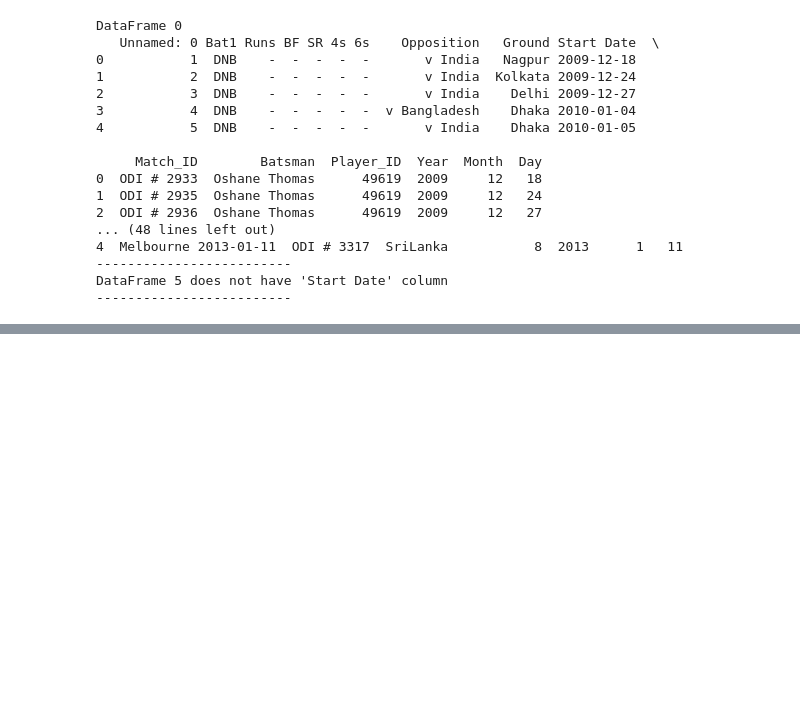
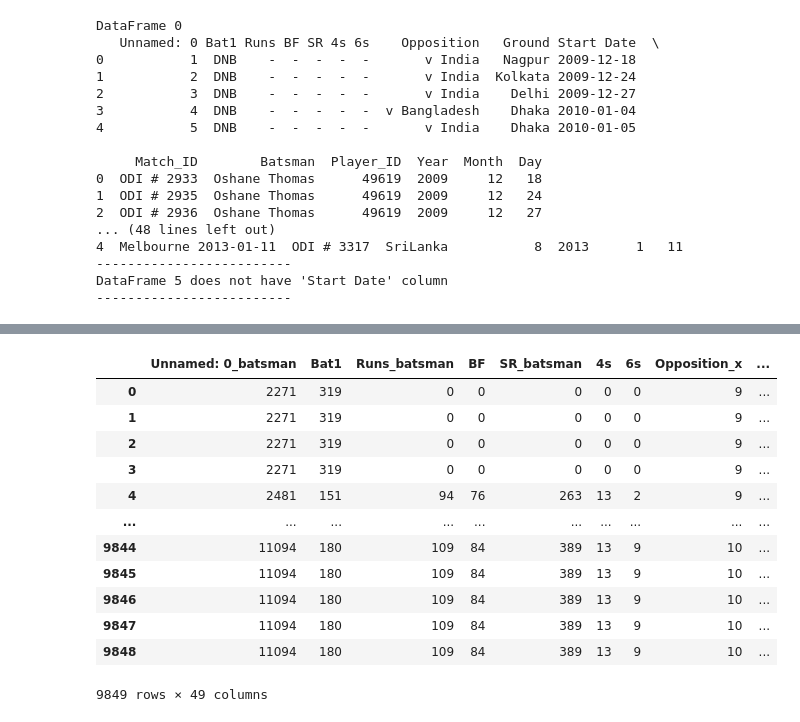
Before and after one commit to JaveriaIrfan686/Cricket-Player-Performance-Prediction-using-machine-learning, a Jupyter notebook: Cricket Player Performance Predict.ipynb, the cells around one changed output, grey strips where cells are left out. Saved outputs shown, nothing was run; the diff lists cells and outputs as text; code cells hidden in the pictures; blank space fills up the shorter version.

```diff
--- a/Cricket Player Performance Predict.ipynb
+++ b/Cricket Player Performance Predict.ipynb
@@ -585,0 +686,11 @@ bowlerData_df.head()
+# %%
+#merging batmanData_df and bowlerData_df
+
+# Define the common columns for merging
+common_columns = ['Opposition', 'Ground', 'Match_ID', 'Year', 'Month', 'Day']
+
+# Merge the two DataFrames using the common columns as keys
+batman_bowler_merged_df = pd.merge(batsman_df, bowlerData_df, on=common_columns, suffixes=('_batsman', '_bowler'))
+
+# Display the merged DataFrame
+print(batman_bowler_merged_df)
@@ -585,0 +724,6 @@ bowlerData_df.head()
+# %%
+# merged batman_bowler_df with groundAverage_df
+
+# Merge the two DataFrames using the common column 'Ground'
+batman_bowler_groundAverg_merged_df = pd.merge(batman_bowler_merged_df, groundAverage_df, on='Ground')
+print(batman_bowler_groundAverg_merged_df)
@@ -585,0 +759,18 @@ bowlerData_df.head()
+# %%
+#Lets Join batsman_join_bowler_GrondAvg & OD_Total_result
+batsman_bowler_GrondAvg_ODIResults_mergedDF=pd.merge(batman_bowler_groundAverg_merged_df,ODIMatchResults_df,on=['Ground','Month','Day'], how='inner')
+batsman_bowler_GrondAvg_ODIResults_mergedDF
+# %% [output]
+|  | Unnamed: 0_batsman | Bat1 | Runs_batsman | BF | SR_batsman | 4s | 6s | Opposition_x | ... |
+| 0 | 2271 | 319 | 0 | 0 | 0 | 0 | 0 | 9 | ... |
+| 1 | 2271 | 319 | 0 | 0 | 0 | 0 | 0 | 9 | ... |
+| 2 | 2271 | 319 | 0 | 0 | 0 | 0 | 0 | 9 | ... |
+| 3 | 2271 | 319 | 0 | 0 | 0 | 0 | 0 | 9 | ... |
+| 4 | 2481 | 151 | 94 | 76 | 263 | 13 | 2 | 9 | ... |
+| ... | ... | ... | ... | ... | ... | ... | ... | ... | ... |
+| 9844 | 11094 | 180 | 109 | 84 | 389 | 13 | 9 | 10 | ... |
+| 9845 | 11094 | 180 | 109 | 84 | 389 | 13 | 9 | 10 | ... |
+| 9846 | 11094 | 180 | 109 | 84 | 389 | 13 | 9 | 10 | ... |
+| 9847 | 11094 | 180 | 109 | 84 | 389 | 13 | 9 | 10 | ... |
+| 9848 | 11094 | 180 | 109 | 84 | 389 | 13 | 9 | 10 | ... |
+9849 rows × 49 columns
```
Also changed, not shown: parts of 17 cells of this notebook.
